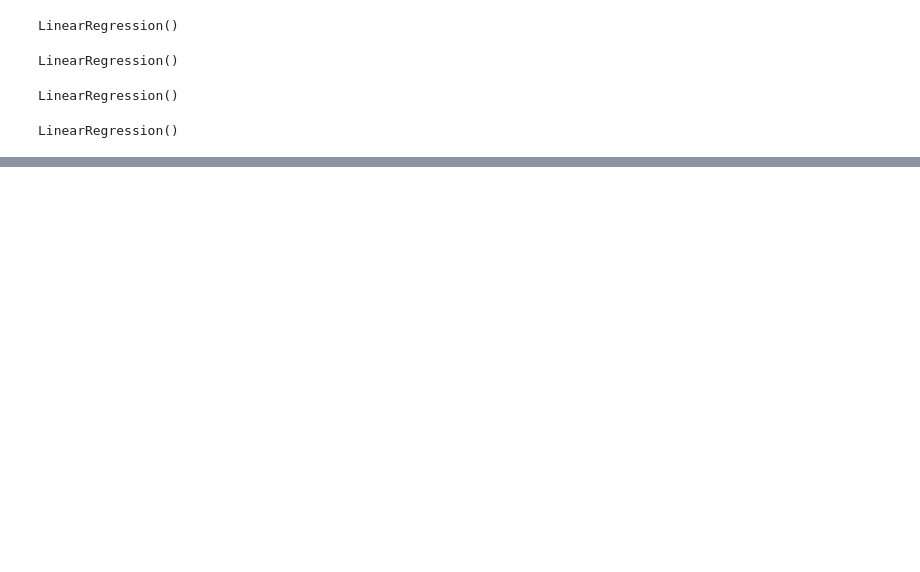
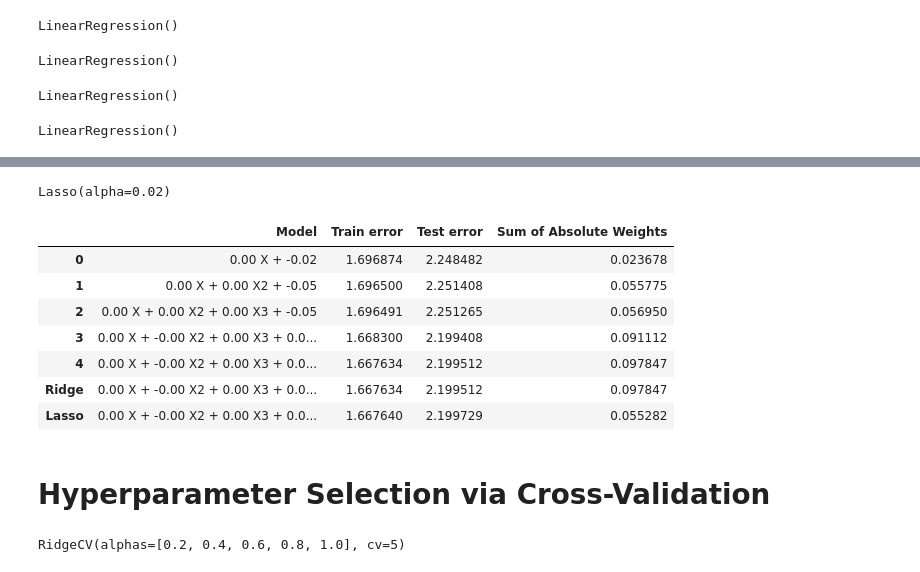
Before and after one commit to INFO-523-Exercises/hw-04-Shakir-Ahmed, a Jupyter notebook: hw-04.ipynb, the cells around one changed output, grey strips where cells are left out. Saved outputs shown, nothing was run; the diff lists cells and outputs as text; code cells hidden in the pictures; blank space fills up the shorter version.

```diff
--- a/hw-04.ipynb
+++ b/hw-04.ipynb
@@ -351,0 +399,22 @@ results
+# %%
+# Predictions on the training set using Ridge regression
+y_pred_train_ridge = ridge.predict(X_train5)
+
+# Predictions on the test set using Ridge regression
+y_pred_test_ridge = ridge.predict(X_test5)
+
+# Create a model equation for Ridge regression
+model6 = "%.2f X + %.2f X2 + %.2f X3 + %.2f X4 + %.2f X5 + %.2f" % (ridge.coef_[0][0],
+                                    ridge.coef_[0][1], ridge.coef_[0][2],
+                                    ridge.coef_[0][3], ridge.coef_[0][4], ridge.intercept_[0])
+
+# Calculate relevant metrics and coefficients for Ridge regression
+values6 = [model6, np.sqrt(mean_squared_error(y_train, y_pred_train_ridge)),
+           np.sqrt(mean_squared_error(y_test, y_pred_test_ridge)),
+           np.absolute(ridge.coef_[0]).sum() + np.absolute(ridge.intercept_[0])]
+
+# Create a DataFrame with Ridge regression results
+ridge_results = pd.DataFrame([values6], columns=columns, index=['Ridge'])
+
+# Concatenate Ridge results with previous results
+pd.concat([results, ridge_results])
@@ -351,0 +433,41 @@ results
+# %%
+lasso = linear_model.Lasso(alpha=0.02)
+lasso.fit(X_train5, y_train)
+# %% [output]
+Lasso(alpha=0.02)
+# %%
+# Predictions using Lasso on the training and test sets
+y_pred_train_lasso = lasso.predict(X_train5)
+y_pred_test_lasso = lasso.predict(X_test5)
+
+# Model expression for Lasso regression
+model7 = "%.2f X + %.2f X2 + %.2f X3 + %.2f X4 + %.2f X5 + %.2f" % (lasso.coef_[0],
+                                    lasso.coef_[1], lasso.coef_[2],
+                                    lasso.coef_[3], lasso.coef_[4], lasso.intercept_[0])
+
+# Evaluation metrics for Lasso regression
+values7 = [model7, np.sqrt(mean_squared_error(y_train, y_pred_train_lasso)),
+           np.sqrt(mean_squared_error(y_test, y_pred_test_lasso)),
+           np.absolute(lasso.coef_[0]).sum() + np.absolute(lasso.intercept_[0])]
+
+# Creating a DataFrame to store Lasso regression results
+lasso_results = pd.DataFrame([values7], columns=columns, index=['Lasso'])
+
+# Concatenating Lasso results with previous results
+pd.concat([results, ridge_results, lasso_results])
+# %% [output]
+|  | Model | Train error | Test error | Sum of Absolute Weights |
+| 0 | 0.00 X + -0.02 | 1.696874 | 2.248482 | 0.023678 |
+| 1 | 0.00 X + 0.00 X2 + -0.05 | 1.696500 | 2.251408 | 0.055775 |
+| 2 | 0.00 X + 0.00 X2 + 0.00 X3 + -0.05 | 1.696491 | 2.251265 | 0.056950 |
+| 3 | 0.00 X + -0.00 X2 + 0.00 X3 + 0.0... | 1.668300 | 2.199408 | 0.091112 |
+| 4 | 0.00 X + -0.00 X2 + 0.00 X3 + 0.0... | 1.667634 | 2.199512 | 0.097847 |
+| Ridge | 0.00 X + -0.00 X2 + 0.00 X3 + 0.0... | 1.667634 | 2.199512 | 0.097847 |
+| Lasso | 0.00 X + -0.00 X2 + 0.00 X3 + 0.0... | 1.667640 | 2.199729 | 0.055282 |
+# %% [markdown]
+# Hyperparameter Selection via Cross-Validation
+# %%
+ridge = linear_model.RidgeCV(cv=5,alphas=[0.2, 0.4, 0.6, 0.8, 1.0])
+ridge.fit(X_train5, y_train)
+# %% [output]
+RidgeCV(alphas=[0.2, 0.4, 0.6, 0.8, 1.0], cv=5)
```
Also changed, not shown: parts of 20 cells of this notebook.
